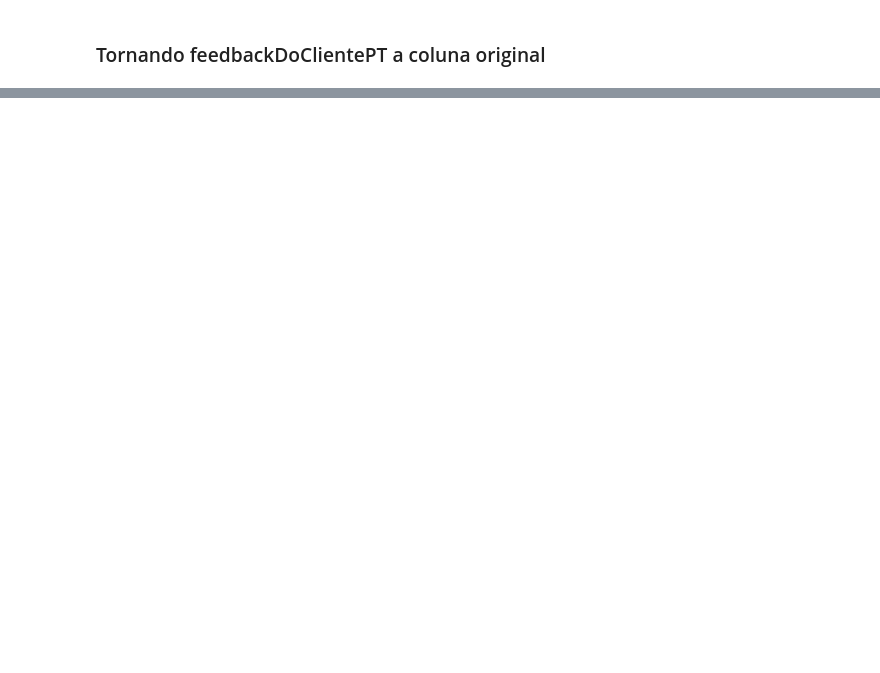
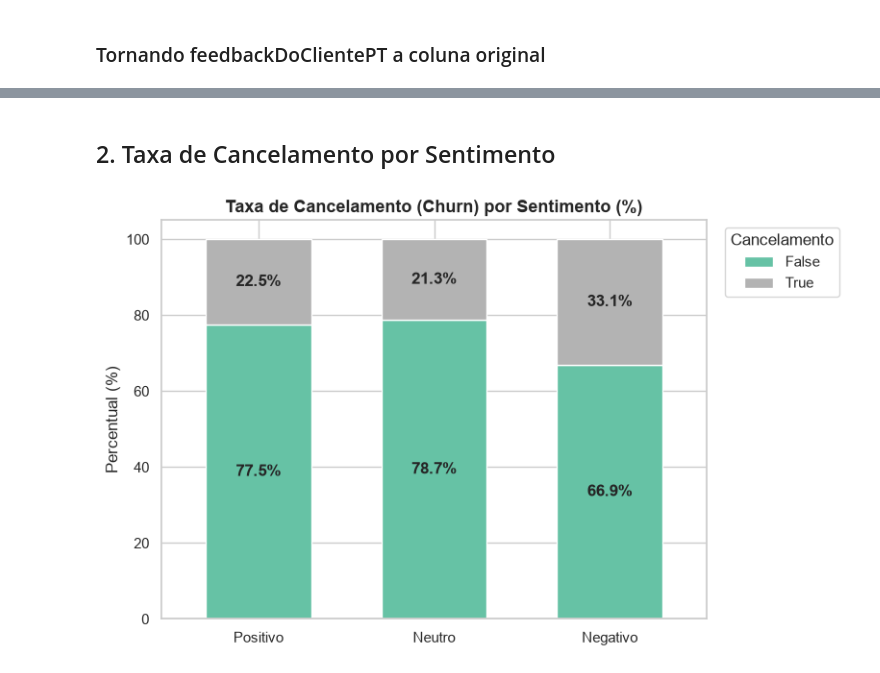
Before and after one commit to patrick0753/PII2_databricks, a Jupyter notebook: df_databricks.ipynb, the cells around one changed output, grey strips where cells are left out. Drawn from its saved outputs; the diff is of its cells as text; code cells hidden in the pictures; blank space fills up the shorter version.

```diff
--- a/df_databricks.ipynb
+++ b/df_databricks.ipynb
@@ -580,0 +636,19 @@ df_silver.to_csv("df_silver_traduzido.csv", index=False, sep=",", decimal=".", e
+# %% [markdown]
+## 2. Taxa de Cancelamento por Sentimento
+# %%
+ct_churn = pd.crosstab(df_gold["sentimento"], df_gold[COL_CHURN], normalize="index").reindex(ordem_sentimento) * 100
+ax = ct_churn.plot(kind="bar", stacked=True, figsize=(8, 5), colormap="Set2", width=0.6)
+
+plt.title("Taxa de Cancelamento (Churn) por Sentimento (%)", fontsize=13, fontweight="bold")
+plt.xlabel("")
+plt.ylabel("Percentual (%)")
+plt.xticks(rotation=0)
+plt.legend(title="Cancelamento", bbox_to_anchor=(1.02, 1), loc="upper left")
+
+for c in ax.containers:
+    ax.bar_label(c, fmt="%.1f%%", label_type="center", fontweight="bold")
+
+plt.tight_layout()
+plt.show()
+# %% [output]
+[figure, added]
```
Also changed, not shown: parts of 19 cells of this notebook, 2 other files.
